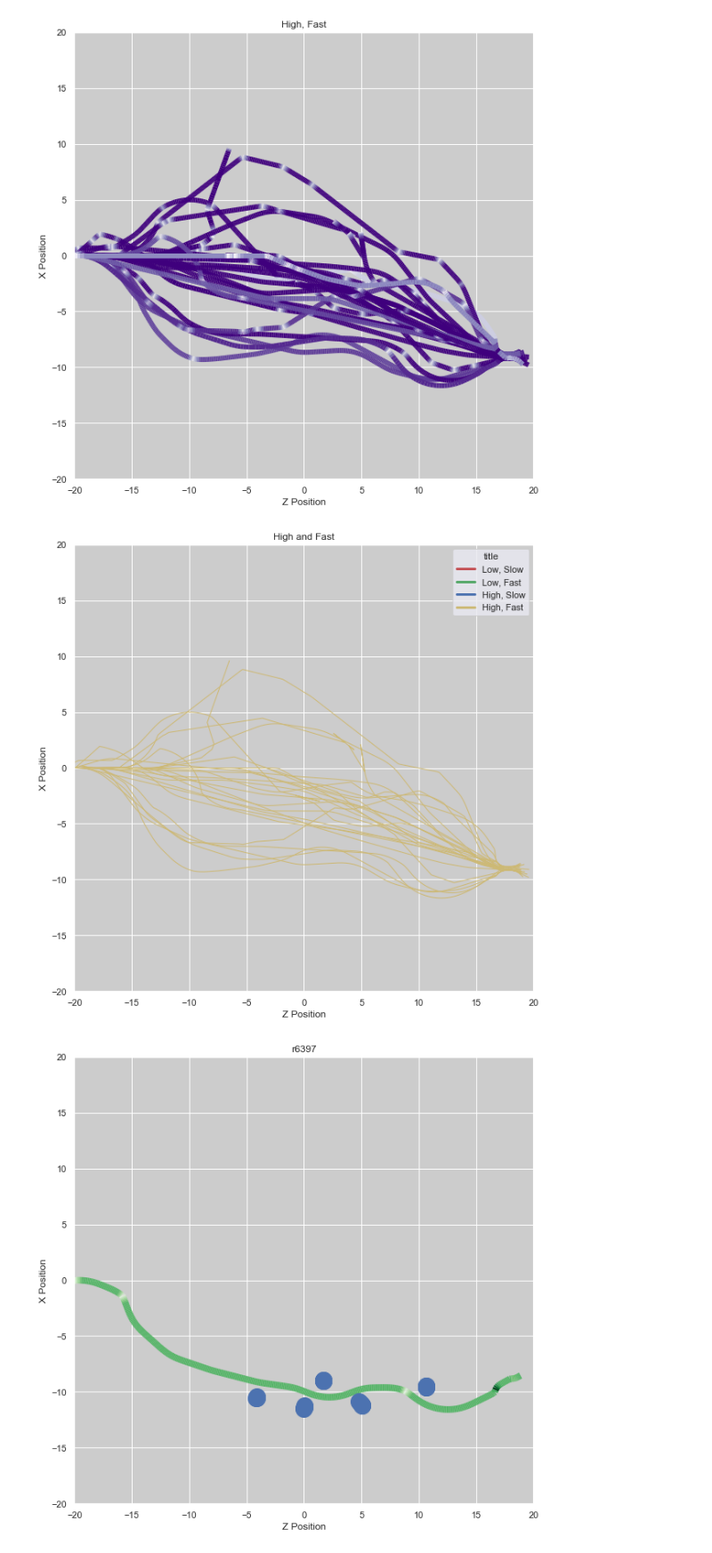
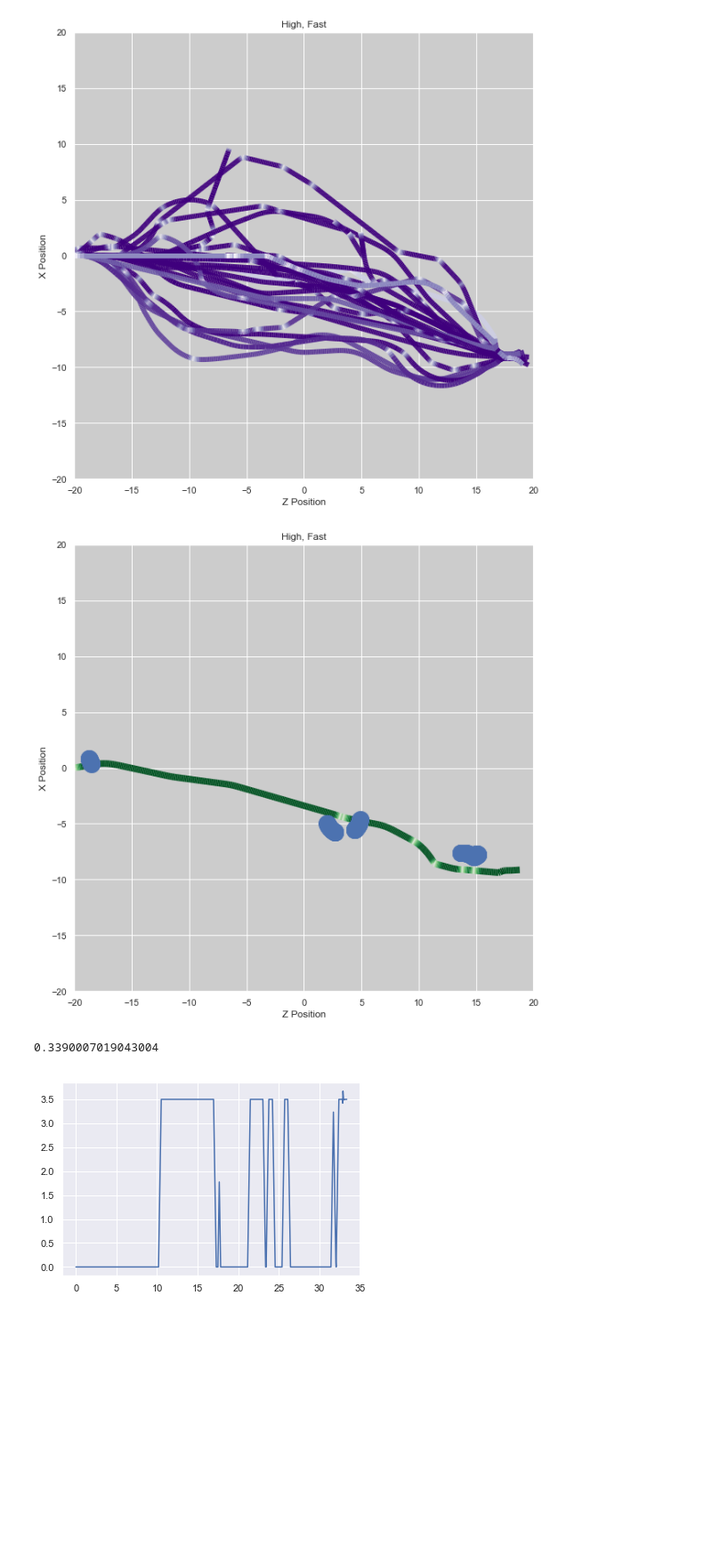
Before and after one commit to FAR-Lab/chairsim-server, a Jupyter notebook: Chairsim_paths.ipynb, the cells around one changed output. Shown at 89% size. Cells and saved outputs as stored; diff of their text form; code cells hidden in the pictures; blank space fills up the shorter version.

```diff
--- a/Chairsim_paths.ipynb
+++ b/Chairsim_paths.ipynb
@@ -224,40 +226,12 @@ for speed_i in (0, 3):
 [figure]
 [figure]
 [figure]
-# %%
-# original
-
-paths=runsDF[runsDF['perspective']==3][runsDF['speed']==3]
-title="High and Fast"
-fig, ax = plt.subplots()
-ax.set_facecolor("#CCCCCC")
-ax.set_title(title)
-fig.set_figheight(10)
-fig.set_figwidth(10)
-ax.set_xlabel("Z Position")
-ax.set_ylabel("X Position")
-ax.set_xlim([-20,20])
-ax.set_ylim([-20,20])
-legend_elements = [Line2D([0], [0], color='r', lw=3, label='Low, Slow'),\
-                   Line2D([0], [0], color='g', lw=3, label='Low, Fast'),\
-                   Line2D([0], [0], color='b', lw=3, label='High, Slow'),\
-                   Line2D([0], [0], color='y', lw=3, label='High, Fast')]
-ax.legend(handles=legend_elements, loc='upper right')
-for path in paths.iterrows():
-    condition=(path[1]['perspective'],path[1]['speed'])
-    data=pd.read_csv(path[1]['path'])
-    i=0
-    ax.plot(data[data['i']==i]['pz'], data[data['i']==i]['px'], colors[condition], lw=1)
-# plt.savefig('/Users/im/Documents/player_figs/'+str(title)+'.png')
-plt.show()
-# %% [output]
-[figure, removed]
 # %%
 colors={(1,0) :'Reds', (1,3) : 'Greens', (3,0) : 'Blues', (3,3) : 'Purples'}
 labels={(1,0) :'Low, Slow', (1,3) : 'Low, Fast', (3,0) : 'High, Slow', (3,3) : 'High, Fast'}
 orders= [[3,1,0,2],[2,0,3,1],[0,2,1,3],[1,3,2,0]]
 
-paths=runsDF[runsDF['id']=='r1216']
+paths=runsDF[runsDF['id']=='r1376']
 # for body in range(1,76):
 #     print(body)
 fig, ax = plt.subplots()
@@ -271,7 +245,7 @@ ax.set_xlim([-20,20])
 ax.set_ylim([-20,20])
 # legend = list(legend_elements[orders[order]])
 # ax.legend(handles=legend, loc='upper right', title='In order of play:')
-path=paths.iloc[[3]]
+path=paths.iloc[[0]]
 # condition=(path[1]['perspective'],path[1]['speed'])
 # data=pd.read_csv(path[1]['path'])
 condition=(path['perspective'].iloc[0],path['speed'].iloc[0])
@@ -281,31 +255,51 @@ data['speed']=(data['vx']**2 + data['vz']**2)**(1/2)
 chair_px=[]
 chair_pz=[]
 
 for row in data[data['i']==0].itertuples():
     pxs=[row.px]*76
     pzs=[row.pz]*76
     chair_px.extend(pxs)
     chair_pz.extend(pzs)
 
 data['chair_px']=chair_px
 data['chair_pz']=chair_pz
 data['chair_dist']= ((data['px']-data['chair_px'])**2 + (data['pz']-data['chair_pz'])**2)**(1/2)
 
 
 participant=data[data['i']==0]
 impacts=data[(data['chair_dist']<1.5) & (data['i']>0) ]
 ax.plot(impacts['pz'], impacts['px'], 'bo', markersize=20)
 # #color gradients
 points = np.array([participant['pz'], participant['px']]).T.reshape(-1, 1, 2)
 segments = np.concatenate([points[:-1], points[1:]], axis=1)
 norm = plt.Normalize(participant['speed'].min(), participant['speed'].max())
 lc = LineCollection(segments, cmap=colors[condition], norm=norm)
 
 lc.set_array(participant['speed'])
 lc.set_linewidth(8)
 line = ax.add_collection(lc)
 # ax.plot(data[data['i']==i]['pz'], data[data['i']==i]['px'], colors[condition], lw=3)
 plt.show()
 # ax.plot(data[data['i']==i]['pz'], data[data['i']==i]['px'])
+
+impact_times=tuple(data[(data['chair_dist']<1.5) & (data['i']>0)]['t'])
+data['impacted']=0
+
+data.loc[data['t'].isin(impact_times), 'impacted'] = 1
+data['impacted_shifts']=data['impacted'].diff().abs()
+b=data[(data['i']==0) & (data['impacted_shifts']==1)].t.diff().iloc[1::2]
+
+
+data['moving'] = data['speed'].apply(lambda x: 0 if x == 0 else 1)
+data['speed_shifts']=data['moving'].diff().abs()
+a=data[(data['i']==0) & (data['speed_shifts']==1)].t.diff().iloc[1::2]
+a=a[a>.045]
+
+
+plt.plot(data[data['i']==0]['t'], data[data['i']==0]['speed'])
+# plt.plot(data[data['i']==0]['t'], data[data['i']==0]['moving'])
+a.iloc[0]
 # %% [output]
-[figure, old version]
+[figure, new version]
+0.3390007019043004
+[figure, added]
```
Also changed, not shown: parts of 14 cells of this notebook.
